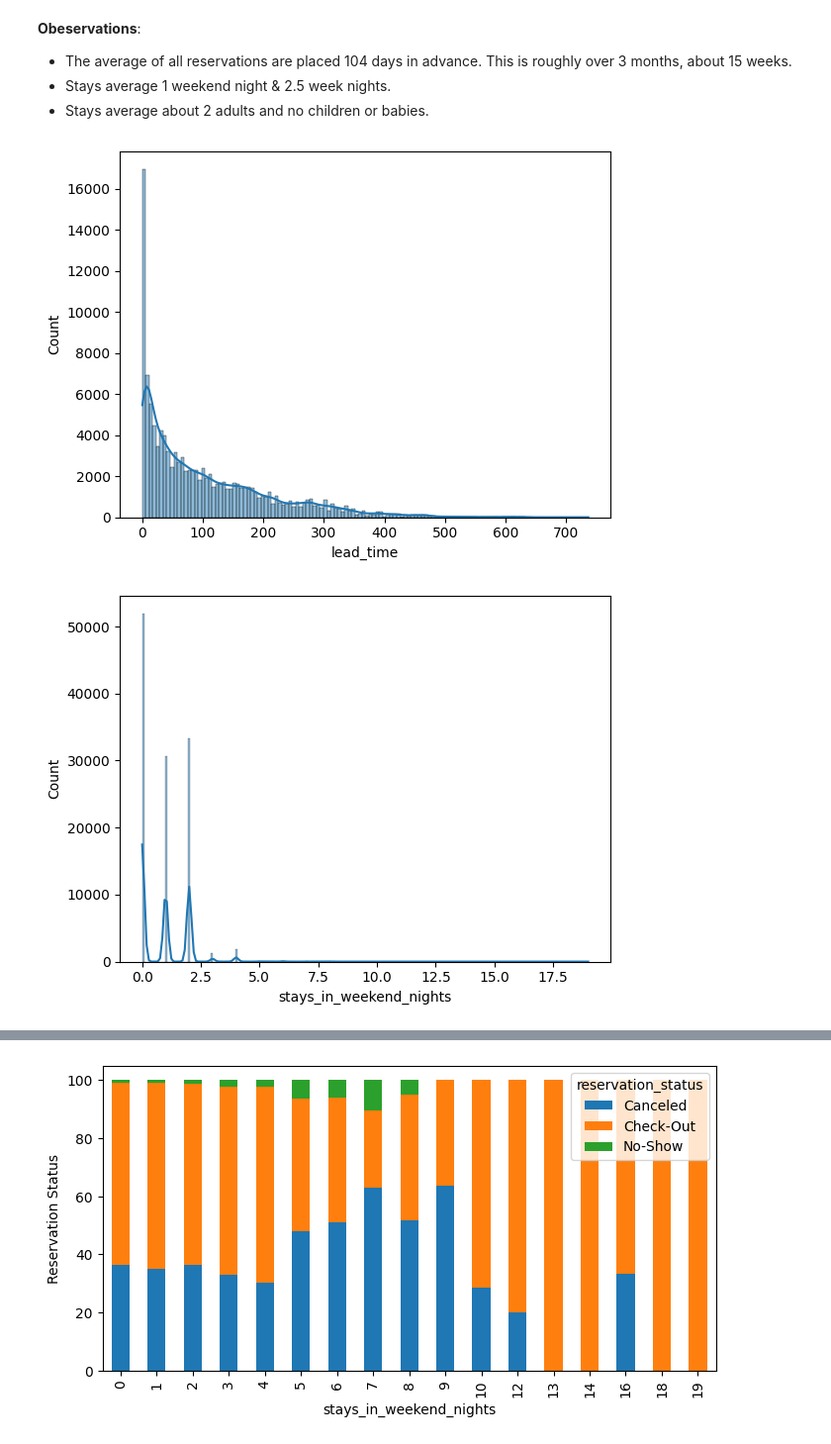
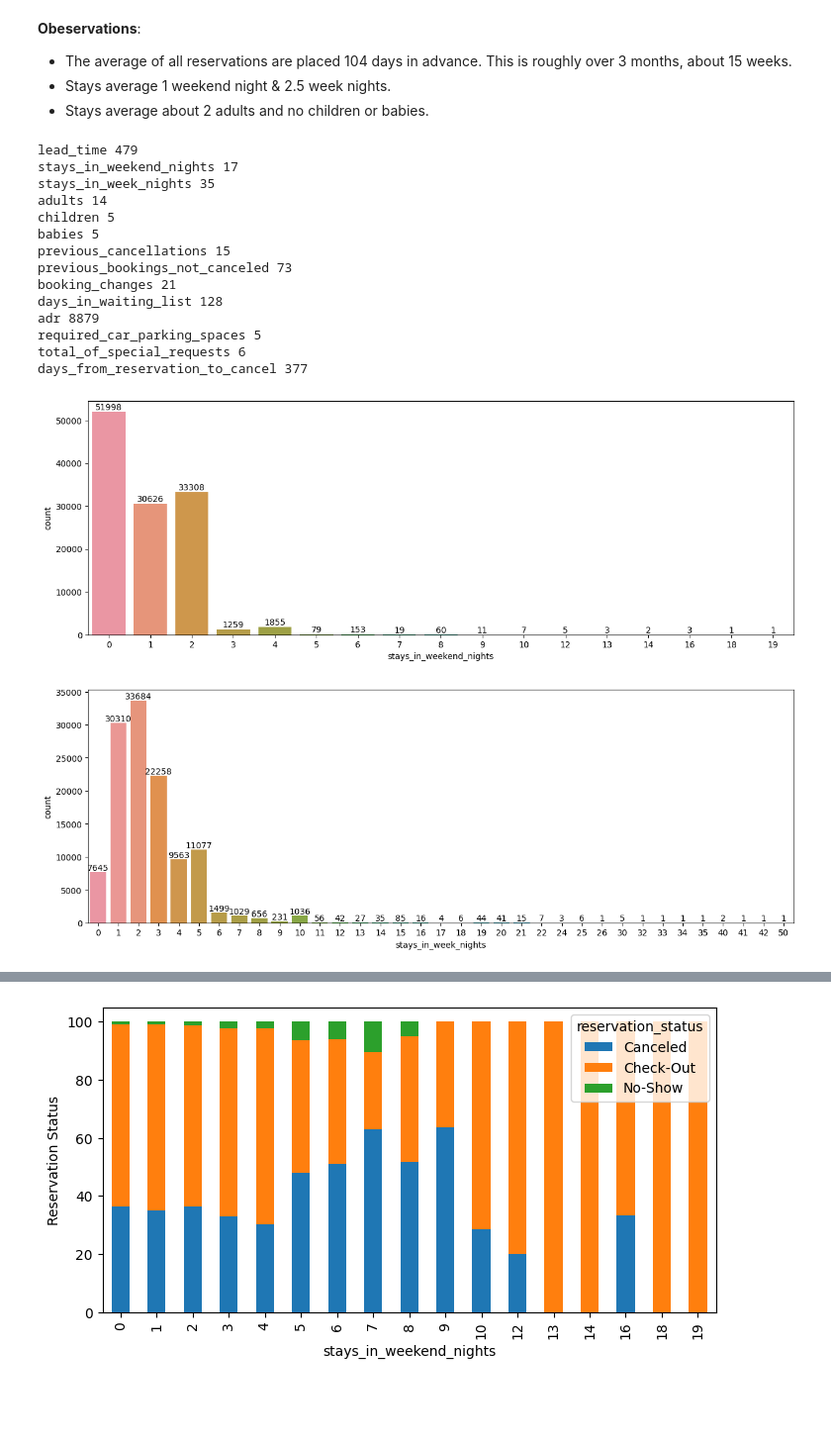
Before and after one commit to g0m3zc/Hotel_booking_demand, a Jupyter notebook: Hotel_Booking_Demand.ipynb, the cells around one changed output, grey strips where cells are left out. Shown at 99% size. Saved outputs shown, nothing was run; the diff lists cells and outputs as text; code cells hidden in the pictures; blank space fills up the shorter version.

```diff
--- a/Hotel_Booking_Demand.ipynb
+++ b/Hotel_Booking_Demand.ipynb
@@ -258,0 +371,9 @@ Observations:
+# %%
+# Convert output so that only number of days is saved
+df['days_from_reservation_to_cancel'] = df['days_from_reservation_to_cancel'].dt.days
+# %%
+# Replace column with 0 days if the reservation does not have a canceled or no show status
+df.loc[df.is_canceled == 0, 'days_from_reservation_to_cancel'] = None
+
+# Confirm operation
+df['days_from_reservation_to_cancel'].isnull().sum() == (df['is_canceled'] == 0).sum()
@@ -258,0 +404,5 @@ Observations:
+# %%
+# Plot distribution
+plt.figure(figsize=(15,5))
+ax = sns.histplot(df, x='days_from_reservation_to_cancel')
+plt.show()
@@ -276,12 +428,36 @@ df[numerical_column_list].describe().round(2)
 - The average of all reservations are placed 104 days in advance.  This is roughly over 3 months, about 15 weeks.
 - Stays average 1 weekend night & 2.5 week nights.
 - Stays average about 2 adults and no children or babies.
+# %%
+# View count of unique numbers in numerical list.
+for i in numerical_column_list:
+  print(i, df[i].nunique())
+# %% [output]
+lead_time 479
+stays_in_weekend_nights 17
+stays_in_week_nights 35
+adults 14
+children 5
+babies 5
+previous_cancellations 15
+previous_bookings_not_canceled 73
+booking_changes 21
+days_in_waiting_list 128
+adr 8879
+required_car_parking_spaces 5
+total_of_special_requests 6
+days_from_reservation_to_cancel 377
 # %%
-# Histograms of numerical columns
+# Review distribution of numerical columns
+
 for i in numerical_column_list:
-  sns.histplot(data=df, x=i, kde = True)
-  print("\n")
+  if df[i].nunique()<36:
+    plt.figure(figsize=(15,5))
+    ax = sns.countplot(df, x=i)
+    for label in ax.containers:
+      ax.bar_label(label)
+    print('\n')
   plt.show()
 # %% [output]
-[figure, old version]
+[figure, new version]
-[figure, old version]
+[figure, new version]
```
Also changed, not shown: parts of 58 cells of this notebook.
